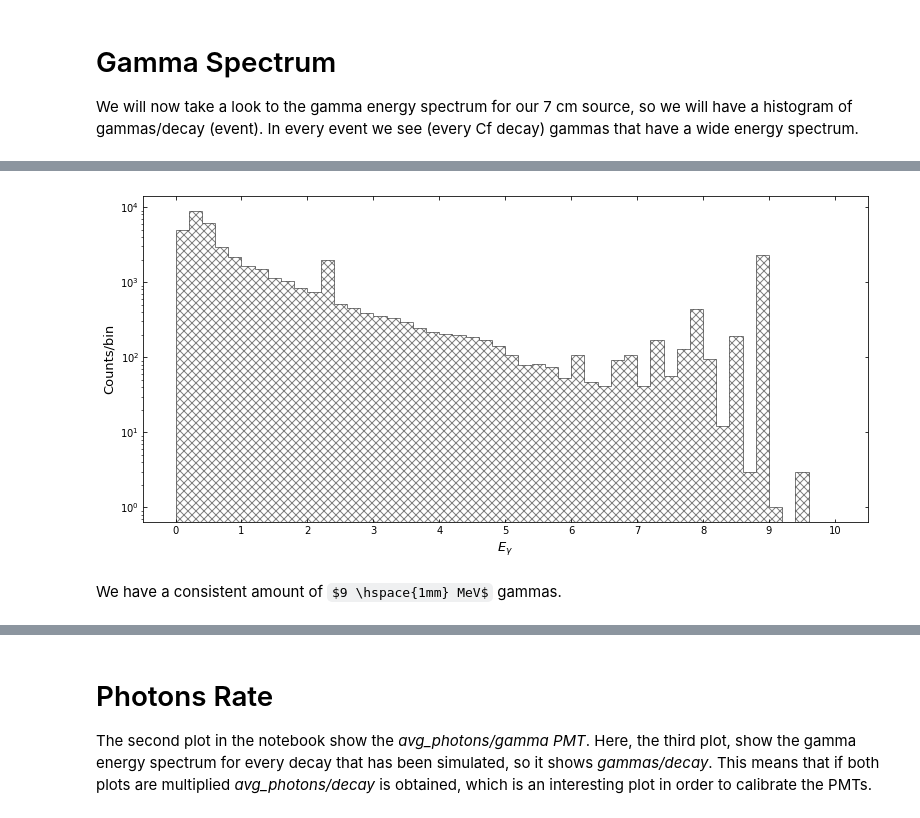
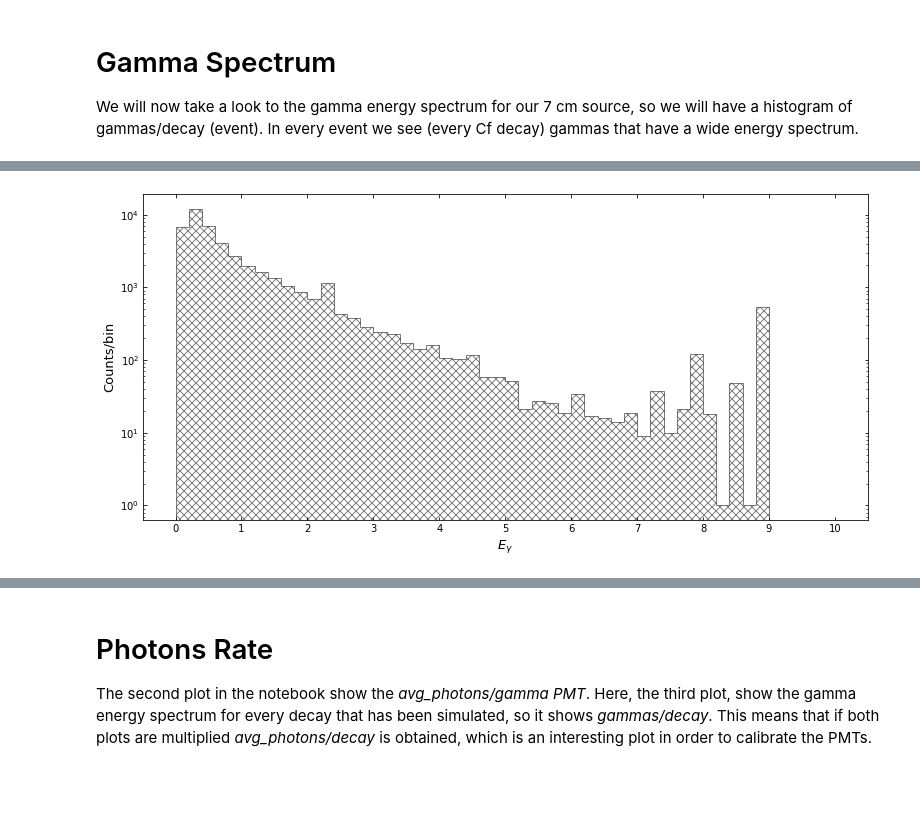
Before and after one commit to DiegoCostas97/WCTE, a Jupyter notebook: ana/rate.ipynb, the cells around one changed output, grey strips where cells are left out. Saved outputs shown, nothing was run; the diff lists cells and outputs as text; code cells hidden in the pictures; some formulas as TeX source; blank space fills up the shorter version.

```diff
--- a/ana/rate.ipynb
+++ b/ana/rate.ipynb
@@ -24,14 +24,14 @@ import scipy.stats as sct
 from matplotlib.patches import Ellipse
 # %%
 initial_read = False
-h5file = '/home/dcostas/software/wcte/build/simulation_data/hits_NuPRISMBeamTest_mPMT_0-10MeV_100k.h5'
+h5file = '/home/dcostas/software/wcte/build/simulation_data/hits_NuPRISMBeamTest_mPMT_0-10MeV_200k.h5'
 
 if(initial_read):
 
     # Read files containing the PMT coordinates and the simulated hits into Pandas dataframes.
     print("Reading files into dataframes...")
-    df_pmt     = pd.read_csv('/home/jrenner/local/hk/WCSim/WCSim_build/NuPRISMBeamTest_mPMT_geom.dat', delimiter = " ")
-    df_photons = pd.read_csv('/home/jrenner/local/hk/WCSim/WCSim_build/hits_NuPRISMBeamTest_mPMT.dat', delimiter = " ")
+    df_pmt     = pd.read_csv('/home/dcostas/software/wcte/build/simulation_data/NuPRISMBeamTest_mPMT_geom_0-10MeV_200k.dat', delimiter = " ")
+    df_photons = pd.read_csv('/home/dcostas/software/wcte/build/simulation_data/hits_NuPRISMBeamTest_mPMT_0-10MeV_200k.dat', delimiter = " ")
 
     # Output the dataframes to HDF5.
     print("Outputting files to HDF5...")
@@ -377,2 +392,2 @@ def read_hdf5_to_df(fname):
 # %%
-df7_200k = read_hdf5_to_df("/home/dcostas/hkscripts/nicf_source/notebooks/7_cm-200k.hdf5")
+df7_200k = read_hdf5_to_df("/home/dcostas/hkscripts/nicf_source/build2_v2/data_source/nicf_source_200k_7cm.hdf5")
@@ -396,17 +412,13 @@ df7_200k_cut = df7_200k_gammas_world_timecut
 # %%
 fig = plt.figure(figsize=(13,6))
 
-gammas, bins, _ = plt.hist(df7_200k_cut.Kf, bins=50, range=[0,10],
+gammas_7, bins, _ = plt.hist(df7_200k_cut.Kf, bins=50, range=[0,10],
          hatch='xxx', alpha=0.5, histtype="step", color="k");
 
 plt.xlabel("$E_{\gamma}$", fontsize=13);
 plt.ylabel("Counts/bin", fontsize=13);
 plt.xticks(np.arange(0, 11, 1));
-plt.tick_params(right=True, top=True, direction="in");
+plt.tick_params(right=True, top=True, direction="in", which="both");
 plt.yscale("log");
-
-# bins=int(np.sqrt(len(df7_200k_cut.Kf)))
 # %% [output]
-[figure, old version]
+[figure, new version]
-# %% [markdown]
-We have a consistent amount of $9 \hspace{1mm} MeV$ gammas.
```
Also changed, not shown: parts of 16 cells of this notebook.
